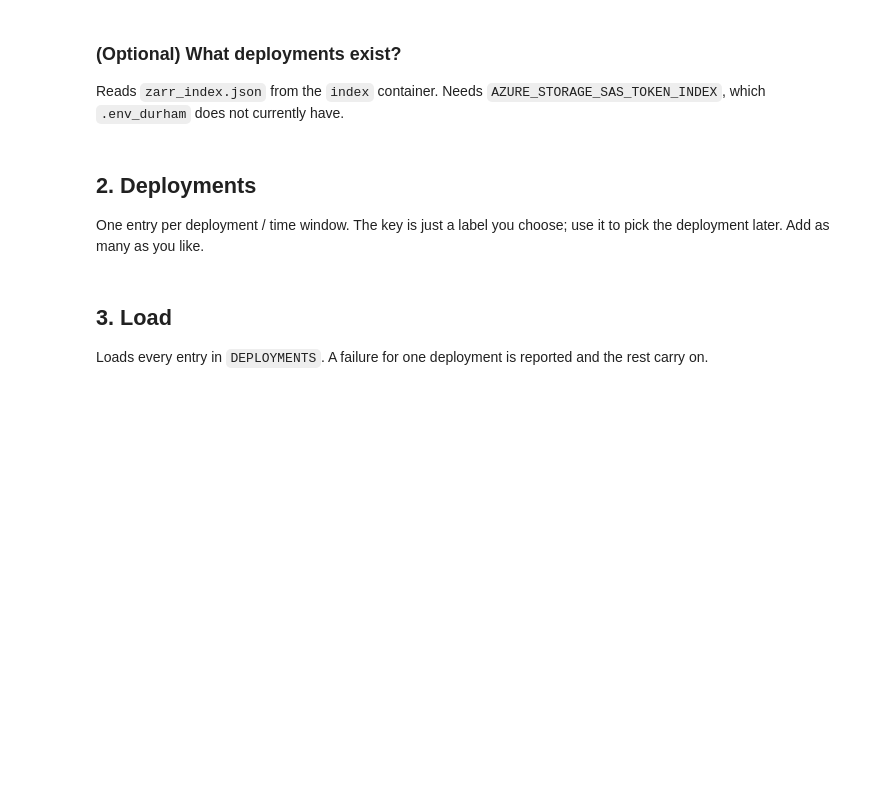
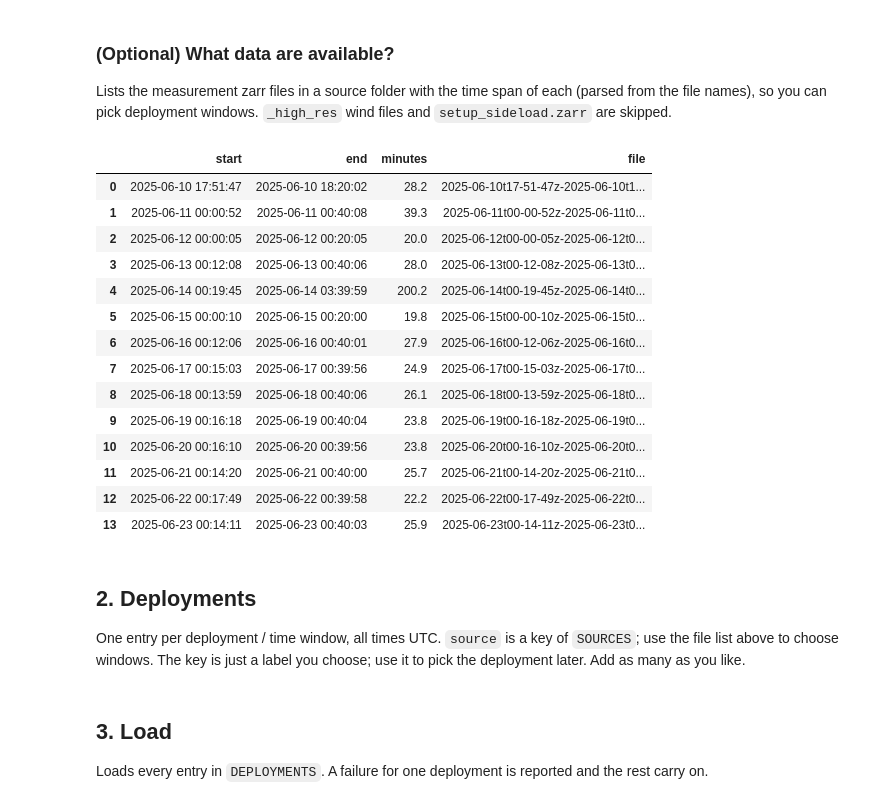
Before and after one commit to hamidkavari/hmepy, a Jupyter notebook: mirico/measurements.ipynb, the cells around one changed output. Drawn from its saved outputs; the diff is of its cells as text; code cells hidden in the pictures; blank space fills up the shorter version.

```diff
--- a/mirico/measurements.ipynb
+++ b/mirico/measurements.ipynb
@@ -117,3 +135,0 @@ print('index token present:', 'AZURE_STORAGE_SAS_TOKEN_INDEX' in os.environ)
-# %% [markdown]
-### (Optional) What deployments exist?
-Reads `zarr_index.json` from the `index` container. Needs `AZURE_STORAGE_SAS_TOKEN_INDEX`, which `.env_durham` does not currently have.
@@ -136,5 +136,61 @@ list_index_deployments('NG5')
+# %% [markdown]
+### (Optional) What data are available?
+Lists the measurement zarr files in a source folder with the time span of each (parsed from the file names), so you can pick deployment windows. `_high_res` wind files and `setup_sideload.zarr` are skipped.
+# %%
+import re
+from urllib.parse import quote
+
+_SPAN = re.compile(r'(\d{4}-\d{2}-\d{2}t\d{2}-\d{2}-\d{2})z-(\d{4}-\d{2}-\d{2}t\d{2}-\d{2}-\d{2})z')
+
+
+def _parse_ts(s):
+    return pd.Timestamp(s[:10] + ' ' + s[11:].replace('-', ':'))
+
+
+def list_measurement_files(source):
+    '''One row per l1b measurement zarr in SOURCES[source]['path'], with start / end times.'''
+    src, token = SOURCES[source], sas_token(source)
+    prefix = (src['path'].rstrip('/') + '/') if src.get('path') else ''
+    names, marker = [], ''
+    while True:
+        url = (f'https://{ACCOUNT}.blob.core.windows.net/{src["container"]}?restype=container&comp=list'
+               f'&delimiter=/&prefix={quote(prefix)}&marker={quote(marker)}&{token}')
+        with urlopen(url, timeout=60) as resp:
+            body = resp.read().decode()
+        names += [_xml_tag(bp, 'Name')[0].rstrip('/').split('/')[-1] for bp in _xml_tag(body, 'BlobPrefix')]
+        marker = (_xml_tag(body, 'NextMarker') or [''])[0]
+        if not marker:
+            break
+    rows = []
+    for name in names:
+        m = _SPAN.match(name)
+        if m and name.endswith('-l1b.zarr'):
+            rows.append(dict(start=_parse_ts(m.group(1)), end=_parse_ts(m.group(2)), file=name))
+    df = pd.DataFrame(rows).sort_values('start').reset_index(drop=True)
+    df['minutes'] = ((df['end'] - df['start']).dt.total_seconds() / 60).round(1)
+    return df[['start', 'end', 'minutes', 'file']]
+
+
+files = list_measurement_files('TADI')
+files
+# %% [output]
+|  | start | end | minutes | file |
+| 0 | 2025-06-10 17:51:47 | 2025-06-10 18:20:02 | 28.2 | 2025-06-10t17-51-47z-2025-06-10t1... |
+| 1 | 2025-06-11 00:00:52 | 2025-06-11 00:40:08 | 39.3 | 2025-06-11t00-00-52z-2025-06-11t0... |
+| 2 | 2025-06-12 00:00:05 | 2025-06-12 00:20:05 | 20.0 | 2025-06-12t00-00-05z-2025-06-12t0... |
+| 3 | 2025-06-13 00:12:08 | 2025-06-13 00:40:06 | 28.0 | 2025-06-13t00-12-08z-2025-06-13t0... |
+| 4 | 2025-06-14 00:19:45 | 2025-06-14 03:39:59 | 200.2 | 2025-06-14t00-19-45z-2025-06-14t0... |
+| 5 | 2025-06-15 00:00:10 | 2025-06-15 00:20:00 | 19.8 | 2025-06-15t00-00-10z-2025-06-15t0... |
+| 6 | 2025-06-16 00:12:06 | 2025-06-16 00:40:01 | 27.9 | 2025-06-16t00-12-06z-2025-06-16t0... |
+| 7 | 2025-06-17 00:15:03 | 2025-06-17 00:39:56 | 24.9 | 2025-06-17t00-15-03z-2025-06-17t0... |
+| 8 | 2025-06-18 00:13:59 | 2025-06-18 00:40:06 | 26.1 | 2025-06-18t00-13-59z-2025-06-18t0... |
+| 9 | 2025-06-19 00:16:18 | 2025-06-19 00:40:04 | 23.8 | 2025-06-19t00-16-18z-2025-06-19t0... |
+| 10 | 2025-06-20 00:16:10 | 2025-06-20 00:39:56 | 23.8 | 2025-06-20t00-16-10z-2025-06-20t0... |
+| 11 | 2025-06-21 00:14:20 | 2025-06-21 00:40:00 | 25.7 | 2025-06-21t00-14-20z-2025-06-21t0... |
+| 12 | 2025-06-22 00:17:49 | 2025-06-22 00:39:58 | 22.2 | 2025-06-22t00-17-49z-2025-06-22t0... |
+| 13 | 2025-06-23 00:14:11 | 2025-06-23 00:40:03 | 25.9 | 2025-06-23t00-14-11z-2025-06-23t0... |
 # %% [markdown]
 ## 2. Deployments
-One entry per deployment / time window. The key is just a label you choose; use it to pick the deployment later. Add as many as you like.
+One entry per deployment / time window, all times UTC. `source` is a key of `SOURCES`; use the file list above to choose windows. The key is just a label you choose; use it to pick the deployment later. Add as many as you like.
 # %%
 DEPLOYMENTS = {
```
Also changed, not shown: parts of 18 cells of this notebook, 4 other files.
